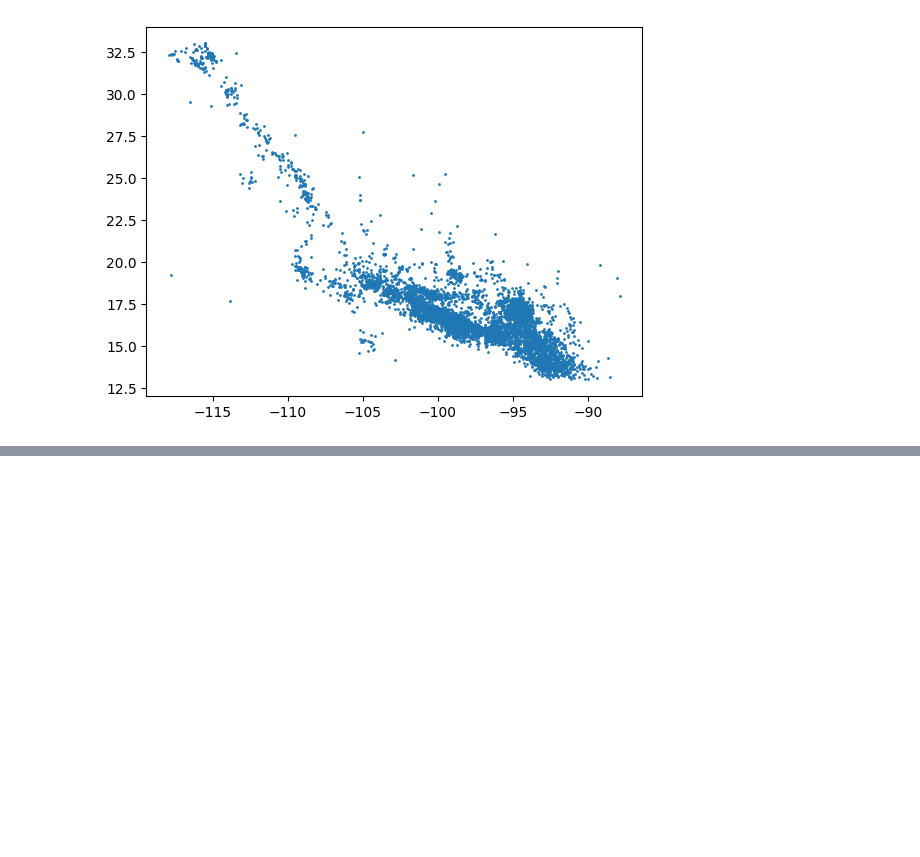
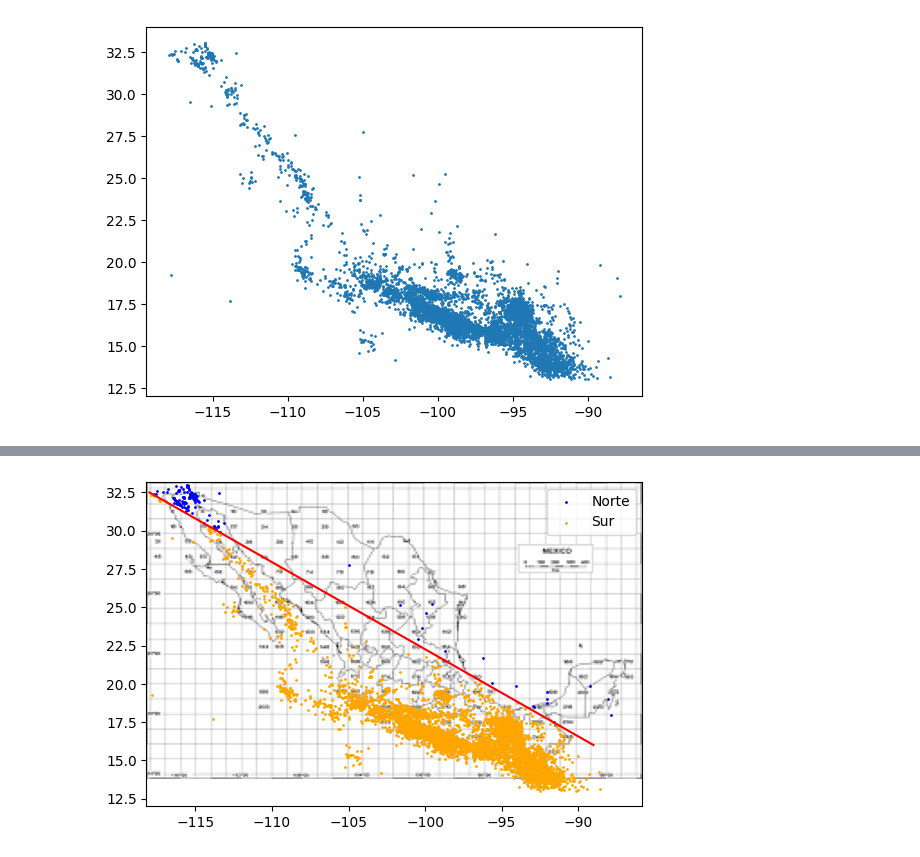
Before and after one commit to yosetcruz/Ciencia-de-Datos-, a Jupyter notebook: Actividad_2_CD.ipynb, the cells around one changed output, grey strips where cells are left out. Drawn from its saved outputs; the diff is of its cells as text; code cells hidden in the pictures; blank space fills up the shorter version.

```diff
--- a/Actividad_2_CD.ipynb
+++ b/Actividad_2_CD.ipynb
@@ -55,0 +62,18 @@ ax.scatter(df_sismos["Longitud"],df_sismos["Latitud"],s=1, color= "orange")
+# %%
+m = (yf - y0) / (xf - x0)
+y_linea = m * (df_sismos["Longitud"] - x0) + y0
+
+df_sismos_north = df_sismos[df_sismos["Latitud"] >= y_linea]
+df_sismos_south = df_sismos[df_sismos["Latitud"] < y_linea]
+# %%
+img = plt.imread("México.png")
+# %%
+fig, ax = plt.subplots()
+ax.imshow(img, extent=[x_min, x_max, y_min, y_max])
+ax.scatter(df_sismos_north["Longitud"], df_sismos_north["Latitud"],s=1, color="blue", label="Norte")
+ax.scatter(df_sismos_south["Longitud"], df_sismos_south["Latitud"],s=1, color="orange", label="Sur")
+ax.plot([x0, xf], [y0, yf], color="red")
+ax.legend()
+plt.show()
+# %% [output]
+[figure, added]
```
Also changed, not shown: parts of 4 cells of this notebook.
